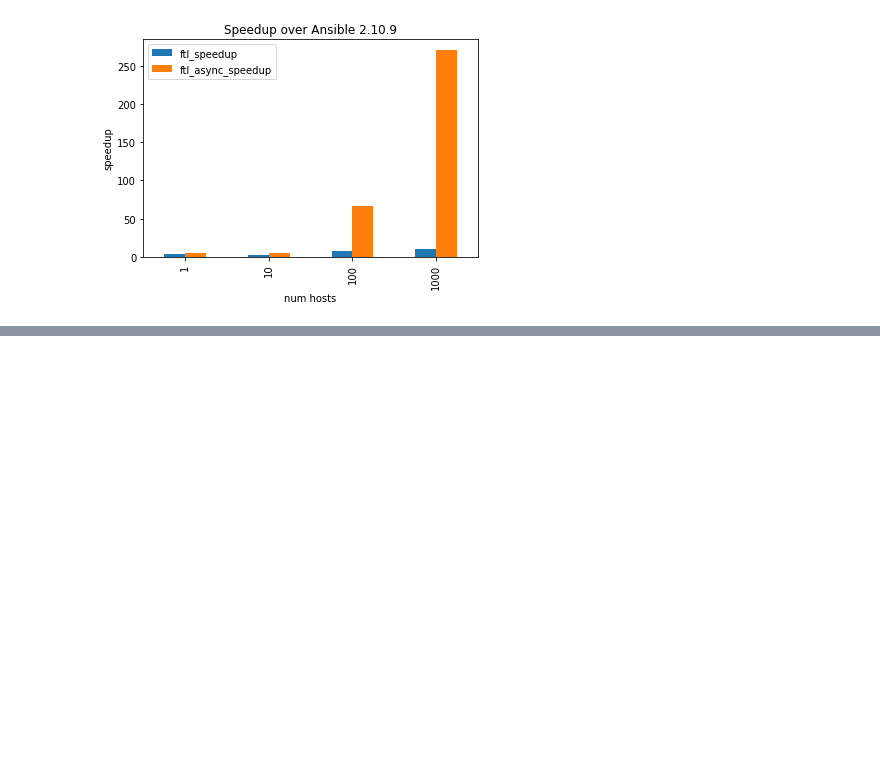
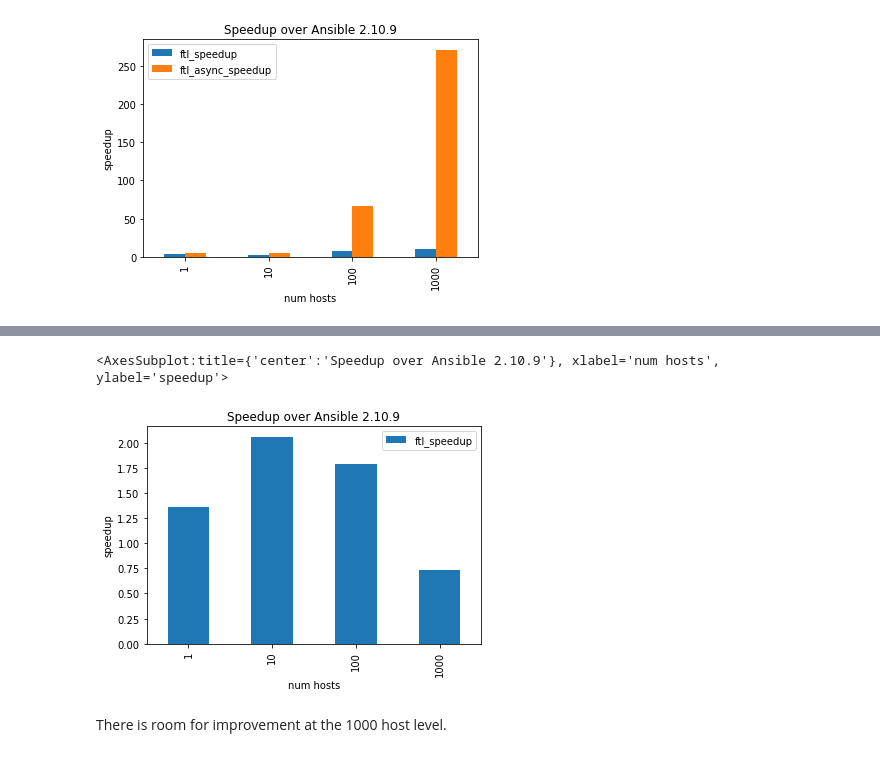
Before and after one commit to benthomasson/faster-than-light, a Jupyter notebook: blog/0006-Performance.ipynb, the cells around one changed output, grey strips where cells are left out. Saved outputs shown, nothing was run; the diff lists cells and outputs as text; code cells hidden in the pictures; blank space fills up the shorter version.

```diff
--- a/blog/0006-Performance.ipynb
+++ b/blog/0006-Performance.ipynb
@@ -44,0 +68,7 @@ df_speedup.plot.bar(title="Speedup over Ansible 2.10.9", xlabel="num hosts", yla
+# %%
+ftl_speedup = remote_df2['ansible_remote'] / remote_df2['ftl_remote']
+ftl_speedup = pandas.DataFrame(ftl_speedup, columns=['ftl_speedup'])
+#ftl_speedup
+
+df_speedup = pandas.concat([ftl_speedup], axis=1)
+df_speedup
@@ -44,0 +82,7 @@ df_speedup.plot.bar(title="Speedup over Ansible 2.10.9", xlabel="num hosts", yla
+# %%
+df_speedup.plot.bar(title="Speedup over Ansible 2.10.9", xlabel="num hosts", ylabel="speedup")
+# %% [output]
+<AxesSubplot:title={'center':'Speedup over Ansible 2.10.9'}, xlabel='num hosts', ylabel='speedup'>
+[figure, added]
+# %% [markdown]
+There is room for improvement at the 1000 host level.
```
Also changed, not shown: parts of 7 cells of this notebook, 2 other files.
